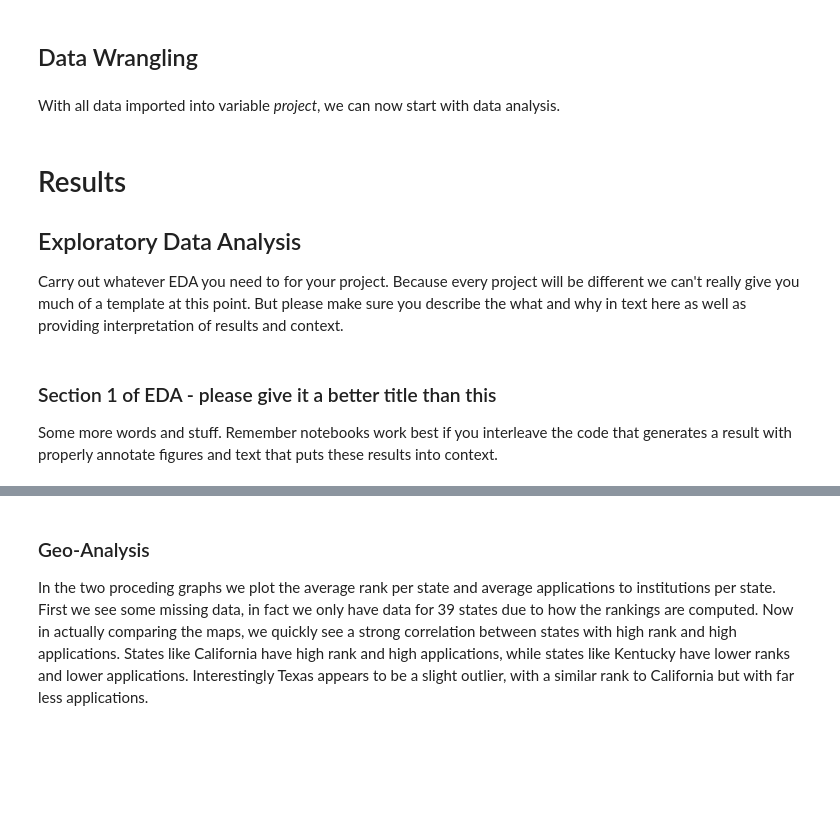
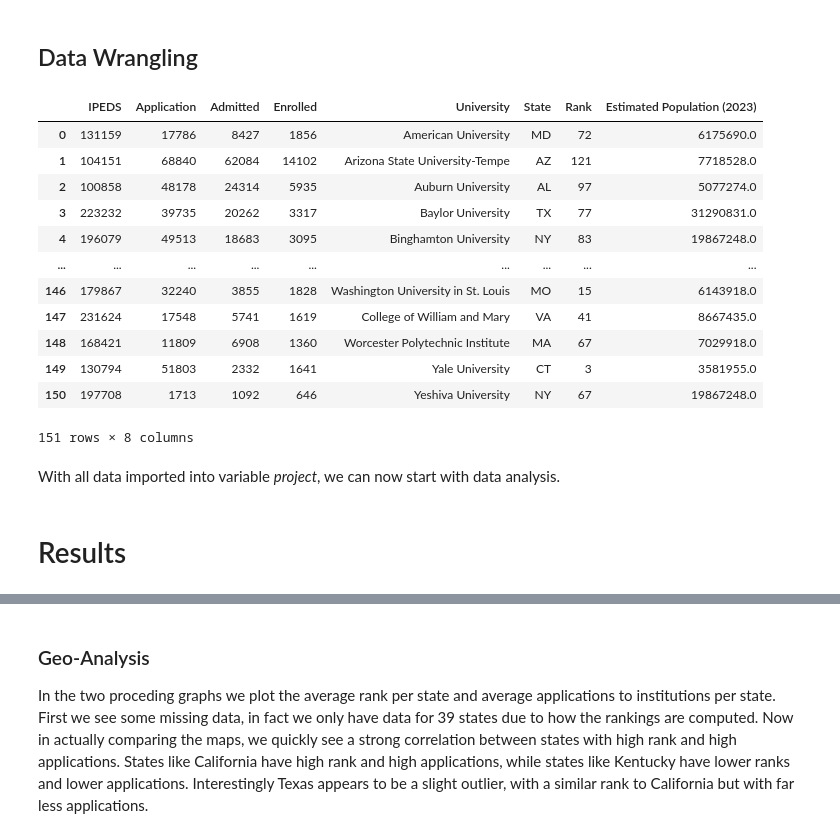
Before and after one commit to hamzahmansuri/university-admissions-analysis, a Jupyter notebook: EDACheckpoint_Group059_SP25.ipynb, the cells around one changed output, grey strips where cells are left out. Drawn from its saved outputs; the diff is of its cells as text; code cells hidden in the pictures; blank space fills up the shorter version.

```diff
--- a/EDACheckpoint_Group059_SP25.ipynb
+++ b/EDACheckpoint_Group059_SP25.ipynb
@@ -157,43 +199,47 @@ project = pd.merge(admission, RankingCleaned, on='IPEDS')
 #drop one university name for reducing redundancy in the dataset and rename the left column into "Univeristy" as the college name
 project = project.drop('University_x', axis=1)
 project = project.rename(columns={'University_y': 'University'})
 
 #Since DC is not a state, but appeared in state column, we need correct state name to New York
-project['State'] = project['State'].replace('DC', 'NY')
+project['State'] = project['State'].replace('DC', 'MD')
 
 
 #Add population number into each state, we need this later for analysis
 data = {
     'State': [
         'CA', 'TX', 'FL', 'NY', 'PA', 'IL', 'OH', 'GA', 'NC', 'MI',
         'NJ', 'VA', 'WA', 'AZ', 'MA', 'TN', 'IN', 'MD', 'CO', 'WI',
         'MN', 'MO', 'SC', 'AL', 'LA', 'KY', 'OK', 'OR', 'CT', 'UT',
         'IA', 'NV', 'AR', 'MS', 'KS', 'NM', 'NE', 'ID', 'WV', 'HI'
     ],
     'Estimated Population (2023)': [
         39431263, 31290831, 23372215, 19867248, 13078751, 12710158, 11883304, 11180878, 10601808,
         10031159, 9345193, 8667435, 7949388, 7718528, 7029918, 7049053, 6848859, 6175690, 6006334,
         5885844, 5667884, 6143918, 5381713, 5077274, 4619315, 4506735, 4004641, 4272835, 3581955,
         3973948, 3259169, 3201884, 3058853, 2932589, 2939681, 2153285, 1992291, 2020632, 1795138,
         1444630
     ]
 }
 df = pd.DataFrame(data)
 
 #add populations into dataset as well
 project = pd.merge(project, df, on='State', how='left')
 
 #print out the dataset
 project
+# %% [output]
+|  | IPEDS | Application | Admitted | Enrolled | University | State | Rank | Estimated Population (2023) |
+| 0 | 131159 | 17786 | 8427 | 1856 | American University | MD | 72 | 6175690.0 |
+| 1 | 104151 | 68840 | 62084 | 14102 | Arizona State University-Tempe | AZ | 121 | 7718528.0 |
+| 2 | 100858 | 48178 | 24314 | 5935 | Auburn University | AL | 97 | 5077274.0 |
+| 3 | 223232 | 39735 | 20262 | 3317 | Baylor University | TX | 77 | 31290831.0 |
+| 4 | 196079 | 49513 | 18683 | 3095 | Binghamton University | NY | 83 | 19867248.0 |
+| ... | ... | ... | ... | ... | ... | ... | ... | ... |
+| 146 | 179867 | 32240 | 3855 | 1828 | Washington University in St. Louis | MO | 15 | 6143918.0 |
+| 147 | 231624 | 17548 | 5741 | 1619 | College of William and Mary | VA | 41 | 8667435.0 |
+| 148 | 168421 | 11809 | 6908 | 1360 | Worcester Polytechnic Institute | MA | 67 | 7029918.0 |
+| 149 | 130794 | 51803 | 2332 | 1641 | Yale University | CT | 3 | 3581955.0 |
+| 150 | 197708 | 1713 | 1092 | 646 | Yeshiva University | NY | 67 | 19867248.0 |
+151 rows × 8 columns
 # %% [markdown]
 With all data imported into variable _project_, we can now start with data analysis.
-# %% [markdown]
-# Results
-
-## Exploratory Data Analysis
-
-Carry out whatever EDA you need to for your project.  Because every project will be different we can't really give you much of a template at this point. But please make sure you describe the what and why in text here as well as providing interpretation of results and context.
-# %% [markdown]
-### Section 1 of EDA - please give it a better title than this
-
-Some more words and stuff.  Remember notebooks work best if you interleave the code that generates a result with properly annotate figures and text that puts these results into context.
@@ -206,0 +246,2 @@ from matplotlib.ticker import FuncFormatter
+# %% [markdown]
+# Results
```
Also changed, not shown: parts of 22 cells of this notebook.
